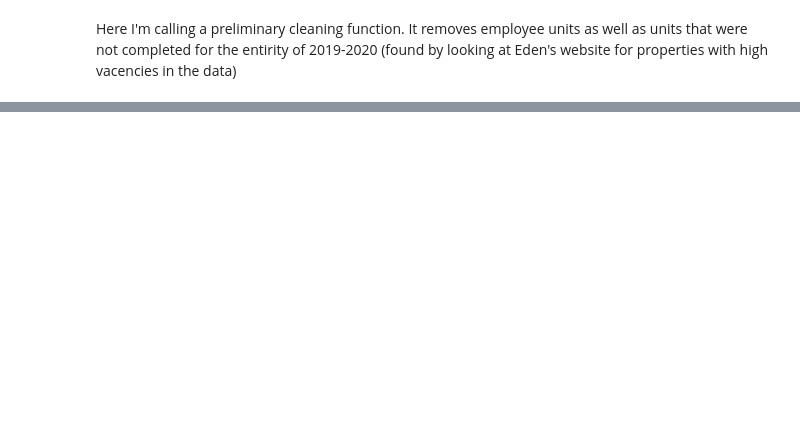
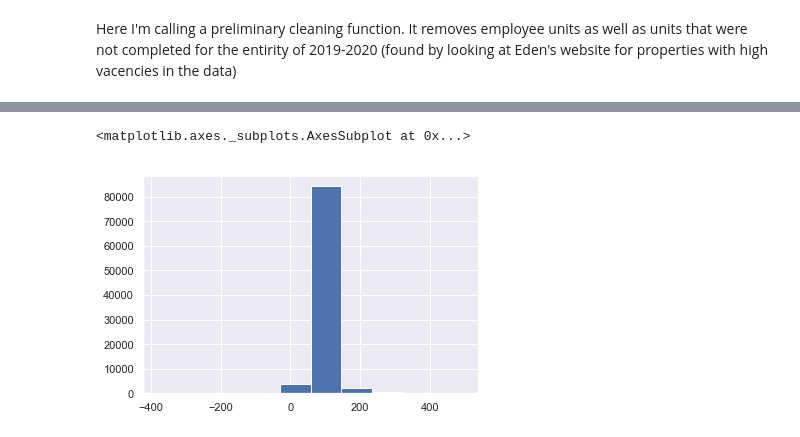
Before and after one commit to qunderriner/eden_rent_roll, a Jupyter notebook: 1_29_20_Full_Eden_load_and_clean.ipynb, the cells around one changed output, grey strips where cells are left out. Cells and saved outputs as stored; diff of their text form; code cells hidden in the pictures; blank space fills up the shorter version.

```diff
--- a/1_29_20_Full_Eden_load_and_clean.ipynb
+++ b/1_29_20_Full_Eden_load_and_clean.ipynb
@@ -103,0 +156,7 @@ eden_residents_clean = eden_data_functions.filter_eden_resident(eden_residents_c
+# %%
+eden_row_level = eden_row_level[(eden_row_level["Tenant Percent Collected"]>-500)&(eden_row_level["Tenant Percent Collected"]<500)]
+# %%
+eden_row_level["Tenant Percent Collected"].hist()
+# %% [output]
+<matplotlib.axes._subplots.AxesSubplot at 0x...>
+[figure, added]
```
Also changed, not shown: parts of 14 cells of this notebook.
